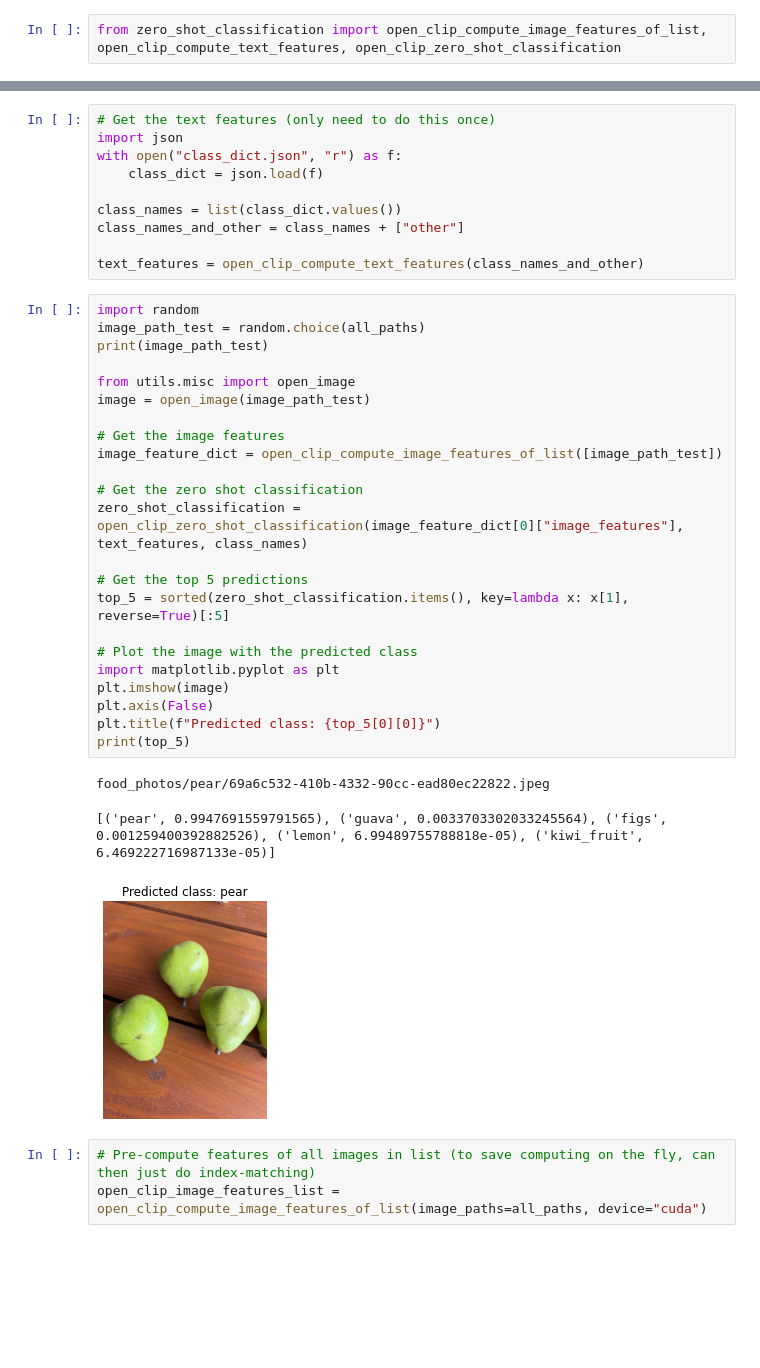
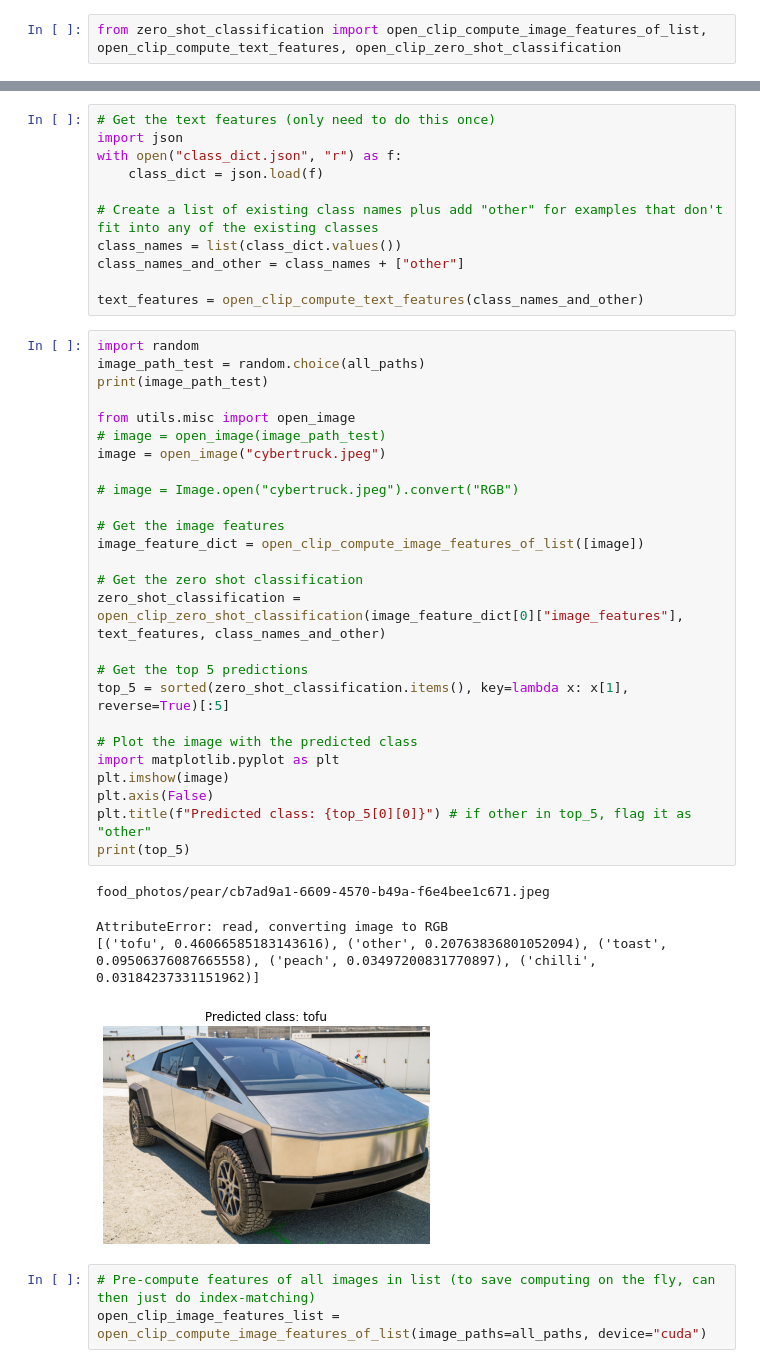
Before and after one commit to mrdbourke/nutrify, a Jupyter notebook: foodvision/notebooks/10_zero_shot_auto_labelling_pipeline.ipynb, the cells around one changed output, grey strips where cells are left out. Saved outputs shown, nothing was run; the diff lists cells and outputs as text; blank space fills up the shorter version.

Commit message:
expand zero shot labelling pipeline capabilities

```diff
--- a/foodvision/notebooks/10_zero_shot_auto_labelling_pipeline.ipynb
+++ b/foodvision/notebooks/10_zero_shot_auto_labelling_pipeline.ipynb
@@ -48,6 +48,7 @@ import json
 with open("class_dict.json", "r") as f:
     class_dict = json.load(f)
 
+# Create a list of existing class names plus add "other" for examples that don't fit into any of the existing classes
 class_names = list(class_dict.values())
 class_names_and_other = class_names + ["other"]
 
@@ -55,30 +56,34 @@ text_features = open_clip_compute_text_features(class_names_and_other)
 # %%
 import random
 image_path_test = random.choice(all_paths)
 print(image_path_test)
 
 from utils.misc import open_image
-image = open_image(image_path_test)
+# image = open_image(image_path_test)
+image = open_image("cybertruck.jpeg")
+
+# image = Image.open("cybertruck.jpeg").convert("RGB")
 
 # Get the image features
-image_feature_dict = open_clip_compute_image_features_of_list([image_path_test])
+image_feature_dict = open_clip_compute_image_features_of_list([image])
 
 # Get the zero shot classification
-zero_shot_classification = open_clip_zero_shot_classification(image_feature_dict[0]["image_features"], text_features, class_names)
+zero_shot_classification = open_clip_zero_shot_classification(image_feature_dict[0]["image_features"], text_features, class_names_and_other)
 
 # Get the top 5 predictions
 top_5 = sorted(zero_shot_classification.items(), key=lambda x: x[1], reverse=True)[:5]
 
 # Plot the image with the predicted class
 import matplotlib.pyplot as plt
 plt.imshow(image)
 plt.axis(False)
-plt.title(f"Predicted class: {top_5[0][0]}")
+plt.title(f"Predicted class: {top_5[0][0]}") # if other in top_5, flag it as "other"
 print(top_5)
 # %% [output]
-food_photos/pear/69a6c532-410b-4332-90cc-ead80ec22822.jpeg
+food_photos/pear/cb7ad9a1-6609-4570-b49a-f6e4bee1c671.jpeg
-[('pear', 0.9947691559791565), ('guava', 0.0033703302033245564), ('figs', 0.001259400392882526), ('lemon', 6.99489755788818e-05), ('kiwi_fruit', 6.469222716987133e-05)]
+AttributeError: read, converting image to RGB
+[('tofu', 0.46066585183143616), ('other', 0.20763836801052094), ('toast', 0.09506376087665558), ('peach', 0.03497200831770897), ('chilli', 0.03184237331151962)]
-[figure, old version]
+[figure, new version]
 # %%
 # Pre-compute features of all images in list (to save computing on the fly, can then just do index-matching)
 open_clip_image_features_list = open_clip_compute_image_features_of_list(image_paths=all_paths, device="cuda")
```
Also changed, not shown: parts of 9 cells of this notebook, 2 other files.
